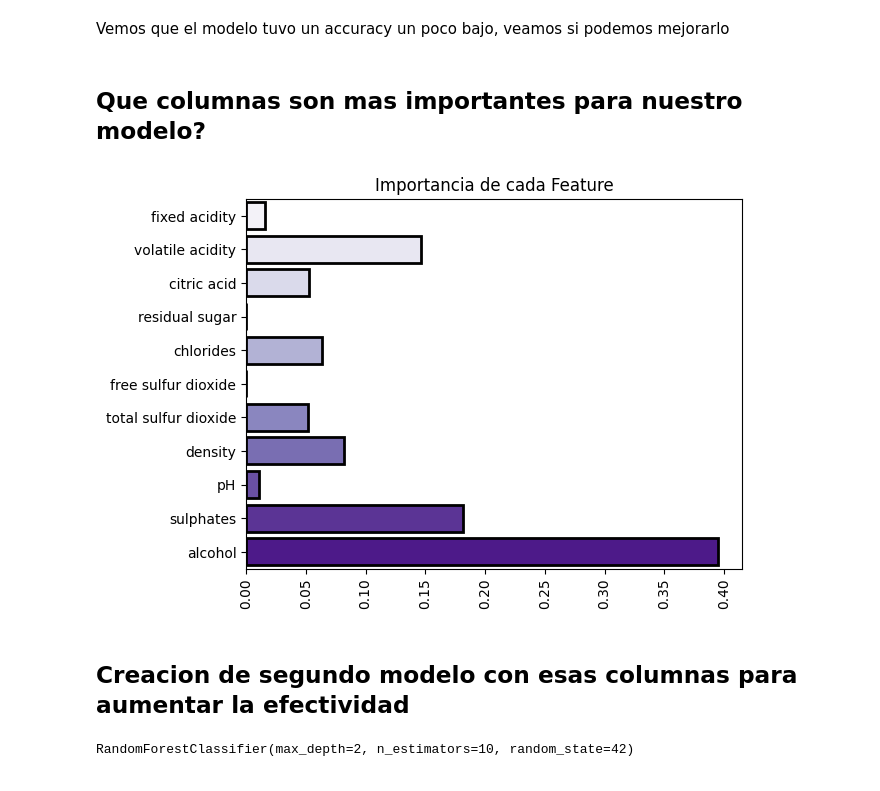
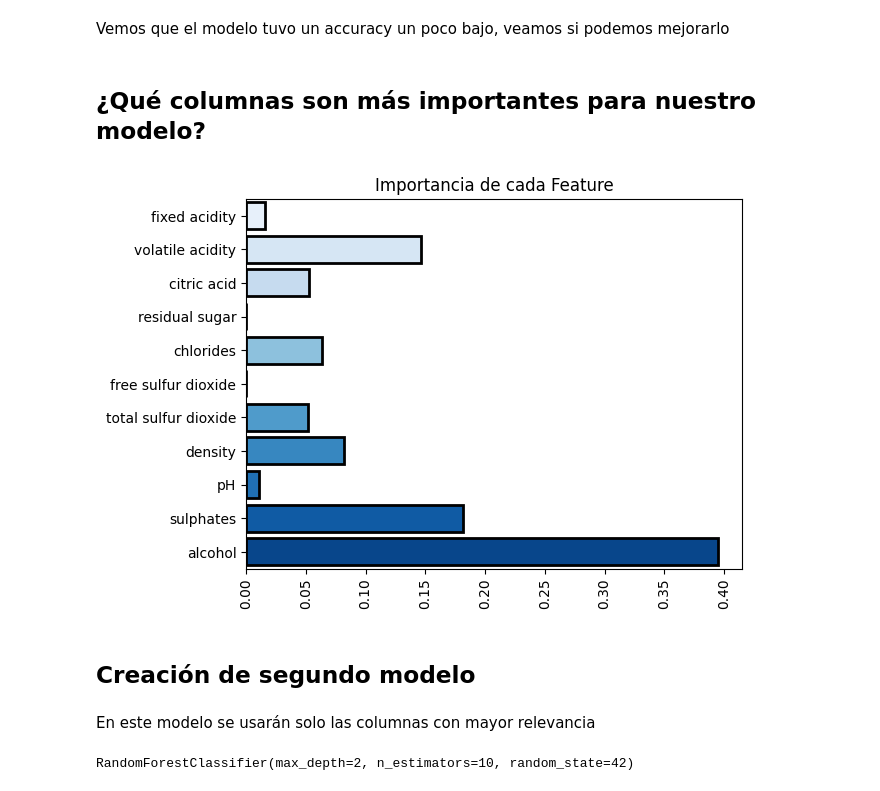
Before and after one commit to giraljv/wines_random_forest, a Jupyter notebook: wines.ipynb, the cells around one changed output. Drawn from its saved outputs; the diff is of its cells as text; code cells hidden in the pictures.

```diff
--- a/wines.ipynb
+++ b/wines.ipynb
@@ -159,19 +182,21 @@ accuracy de test: 0.757396449704142
 # %% [markdown]
 Vemos que el modelo tuvo un accuracy un poco bajo, veamos si podemos mejorarlo
 # %% [markdown]
-## Que columnas son mas importantes para nuestro modelo?
+## ¿Qué columnas son más importantes para nuestro modelo?
 # %%
 importances = model.feature_importances_
 columns = x.columns
 
-sns.barplot(x=importances,y=columns, palette = 'Purples', saturation = 2.0, edgecolor = 'black', linewidth = 2)
+sns.barplot(x=importances,y=columns, palette = 'Blues', saturation = 2.0, edgecolor = 'black', linewidth = 2)
 plt.title('Importancia de cada Feature')
 plt.xticks(rotation=90)
 plt.show()
 # %% [output]
-[figure, old version]
+[figure, new version]
 # %% [markdown]
-## Creacion de segundo modelo con esas columnas para aumentar la efectividad
+## Creación de segundo modelo
+# %% [markdown]
+En este modelo se usarán solo las columnas con mayor relevancia
 # %%
 important_cols = ['alcohol','sulphates','density', 'total sulfur dioxide','volatile acidity']
 
```
Also changed, not shown: parts of 27 cells of this notebook, 1 other file.
